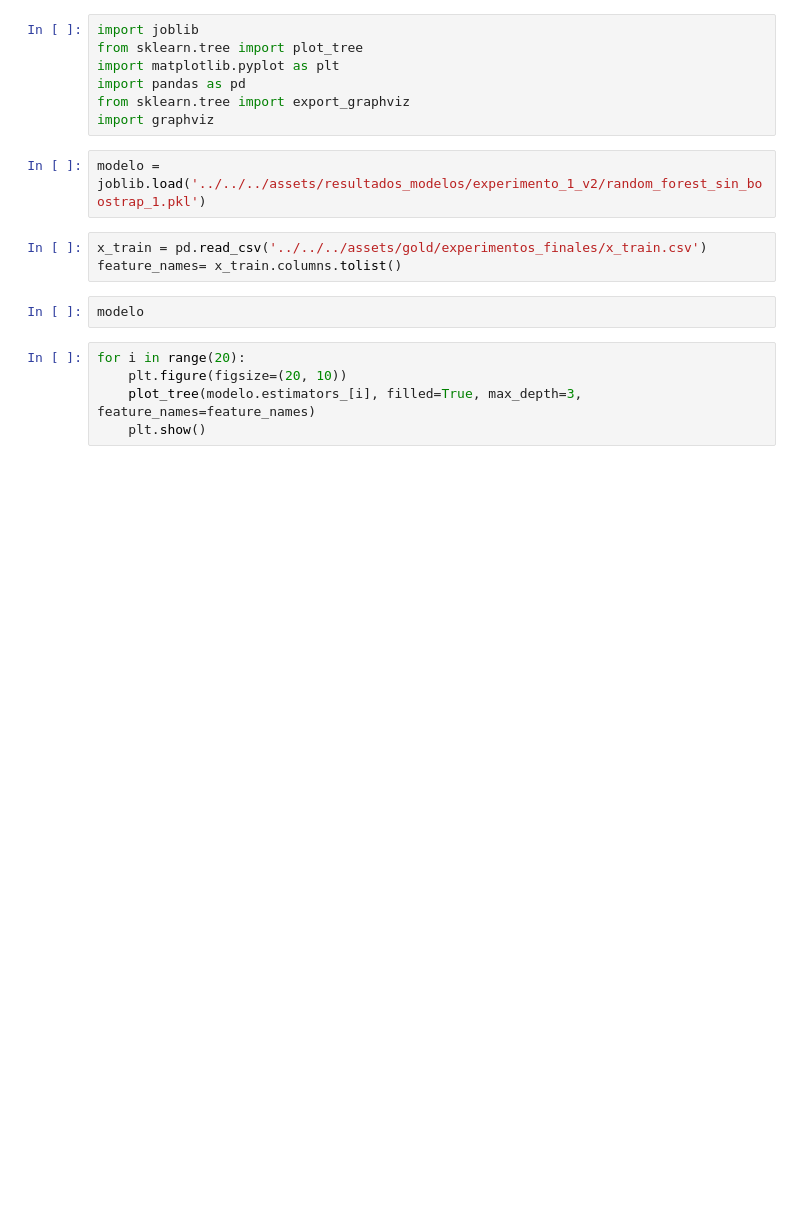
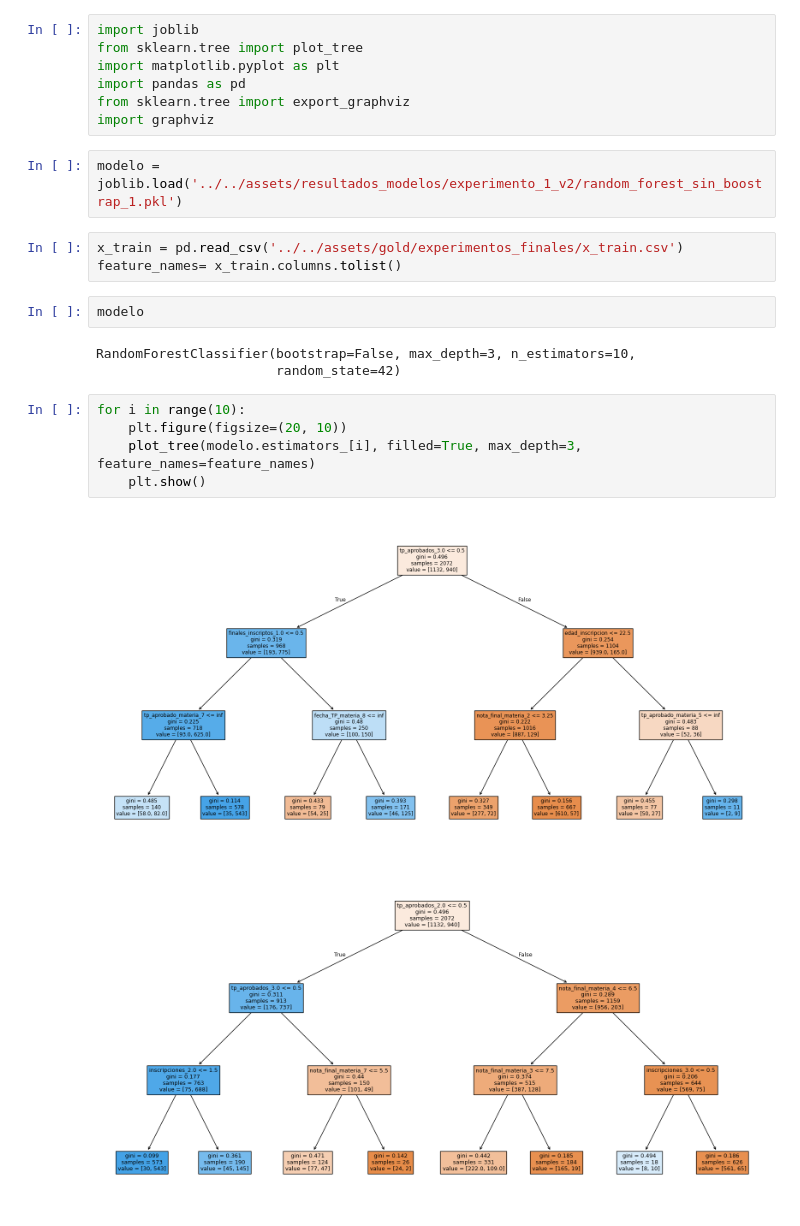
Before and after one commit to solcalloni/modelos-para-prediccion-de-abandono, a Jupyter notebook: packages/experiments/05-analisis_de_arboles.ipynb, the cells around one changed output. Cells and saved outputs as stored; diff of their text form; blank space fills up the shorter version.

```diff
--- a/packages/experiments/05-analisis_de_arboles.ipynb
+++ b/packages/experiments/05-analisis_de_arboles.ipynb
@@ -6,14 +6,20 @@ import pandas as pd
 from sklearn.tree import export_graphviz
 import graphviz
 # %%
-modelo = joblib.load('../../../assets/resultados_modelos/experimento_1_v2/random_forest_sin_boostrap_1.pkl')
+modelo = joblib.load('../../assets/resultados_modelos/experimento_1_v2/random_forest_sin_boostrap_1.pkl')
 # %%
-x_train = pd.read_csv('../../../assets/gold/experimentos_finales/x_train.csv')
+x_train = pd.read_csv('../../assets/gold/experimentos_finales/x_train.csv')
 feature_names= x_train.columns.tolist()
 # %%
 modelo
+# %% [output]
+RandomForestClassifier(bootstrap=False, max_depth=3, n_estimators=10,
+                       random_state=42)
 # %%
-for i in range(20):
+for i in range(10):
     plt.figure(figsize=(20, 10))
     plot_tree(modelo.estimators_[i], filled=True, max_depth=3, feature_names=feature_names)
     plt.show()
+# %% [output]
+[figure, added]
+[figure, added]
```
Also changed, not shown: parts of 4 cells of this notebook, 6 other files.
